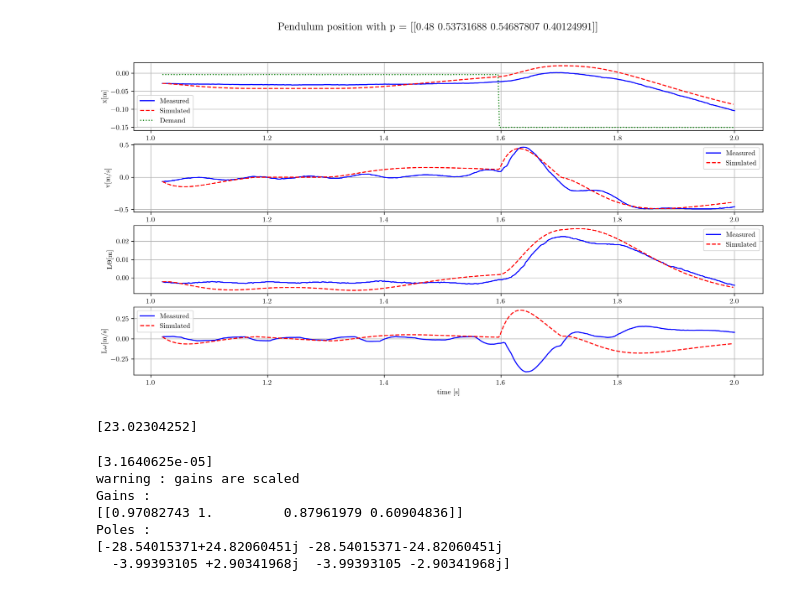
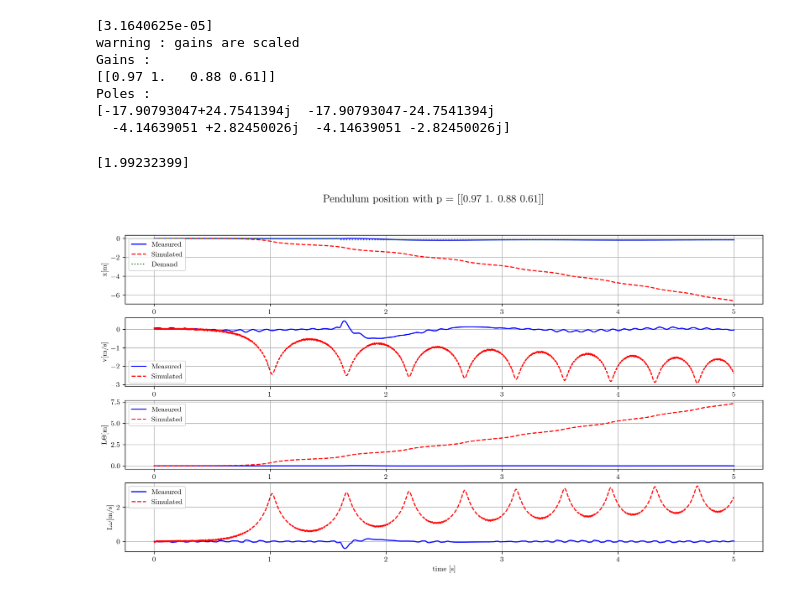
Before and after one commit to lpender3672/MEng-CW, a Jupyter notebook: IIA/3F2/Inverted_pendulum_FTR/analysis/lqr_performance.ipynb, the cells around one changed output. Cells and saved outputs as stored; diff of their text form; code cells hidden in the pictures.

```diff
--- a/IIA/3F2/Inverted_pendulum_FTR/analysis/lqr_performance.ipynb
+++ b/IIA/3F2/Inverted_pendulum_FTR/analysis/lqr_performance.ipynb
@@ -141,7 +141,7 @@ def solver_pendulum(x0,tsim,tdem,xdem,p):
 
   for t in tsim:
       xd = np.interp(t,tdem,xdem)
-      T= (ka*km*P@ opamp_p@ np.linalg.solve(Sp,(x-np.array([xd,0,0,0]))))[0]
+      T= (ka*km*p@ opamp_p@ np.linalg.solve(Sp,(x-np.array([xd,0,0,0]))))[0]
       if np.abs(T)>Tmax:
           T= Tmax*np.sign(T)
       T_sim.append(T.item())
@@ -263,18 +254,3 @@ plt.legend(['CP','CV','PP','PV','CD']);
-# %%
-t0 = 1.02; tf = 2 # define the simlation time to be considered
-
-# Set up the initial conditions and time index for the simulation, this uses the recorded data
-
-tsim = np.arange(t0,tf,h_sim)
-x0=scipy.interpolate.interp1d(tdata,xdata[:,:4].T)(t0)
-
-P = np.array([[0.48,       0.53731688, 0.54687807, 0.40124991]])
-
-x_sim = solver_pendulum(x0,tsim,tdata,xdem,P)
-
-plot_function_pendulum(t0,tf,tdata,xdata,tsim,x_sim,P)
-# %% [output]
-[figure, removed]
 # %%
 
 def eval_cost_data(x0, xdata, tdata, P, Q, R):
@@ -310,12 +286,6 @@ def eval_cost_data(x0, xdata, tdata, P, Q, R):
     ) # input cost
 
     return cost
-
-Q = np.eye(4)
-R = 0.001
-print(eval_cost_data(x0, xdata, tdata, P, Q, R))
-# %% [output]
-[23.02304252]
 # %%
 import control as ctrl
 
@@ -349,16 +319,34 @@ if np.any(np.abs(Pp) > 1):
     Pp /= np.max(np.abs(Pp))
     print("warning : gains are scaled")
 
+Pp = np.round(Pp, 2)
+
 print("Gains : ")
 print(Pp)
 
 print("Poles : ")
-print(Ep)
+print(np.linalg.eigvals(Ap - B @ Pp @ Cp))
 # %% [output]
 [3.1640625e-05]
 warning : gains are scaled
 Gains :
-[[0.97082743 1.         0.87961979 0.60904836]]
+[[0.97 1.   0.88 0.61]]
 Poles :
-[-28.54015371+24.82060451j -28.54015371-24.82060451j
-  -3.99393105 +2.90341968j  -3.99393105 -2.90341968j]
+[-17.90793047+24.7541394j  -17.90793047-24.7541394j
+  -4.14639051 +2.82450026j  -4.14639051 -2.82450026j]
+# %%
+############################## LOAD DATA  #######################################
+
+xdata, xdem, tdata = loadlogdata(32,Sc)
+
+tsim = np.arange(0,5,h_sim)
+x0=scipy.interpolate.interp1d(tdata,xdata[:,:4].T)(0)
+
+x_sim = solver_pendulum(x0,tsim,tdata,xdem,Pp)
+
+plot_function_pendulum(0,5,tdata,xdata,tsim,x_sim,Pp)
+
+print(eval_cost_data(x0, xdata, tdata, Pp, Q, R))
+# %% [output]
+[1.99232399]
+[figure, added]
```
Also changed, not shown: parts of 1 cell of this notebook, 10 other files.
